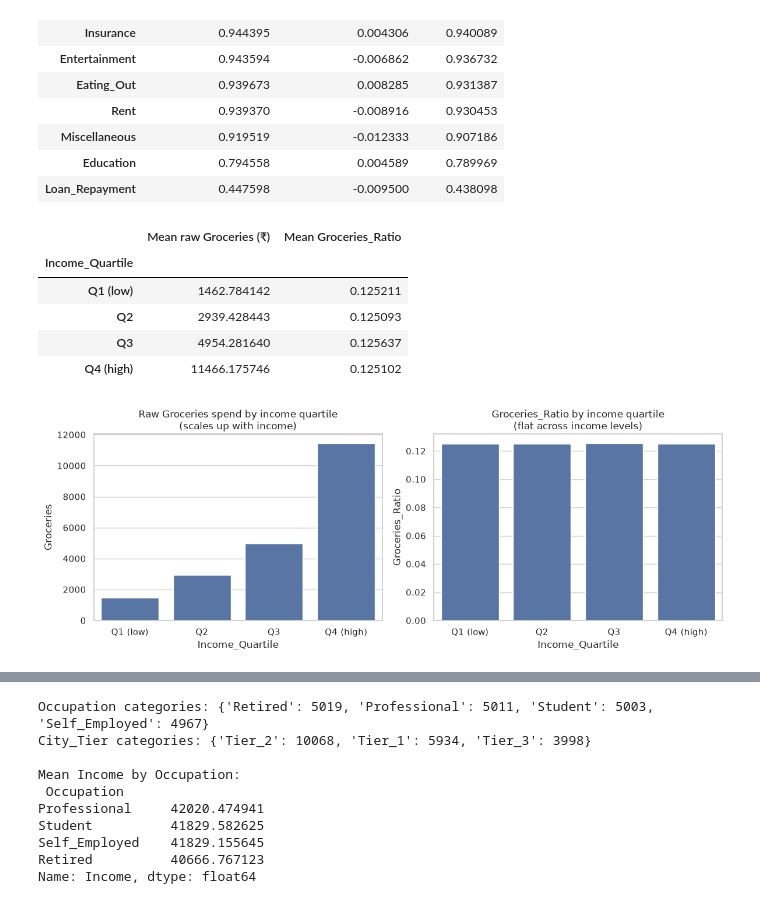
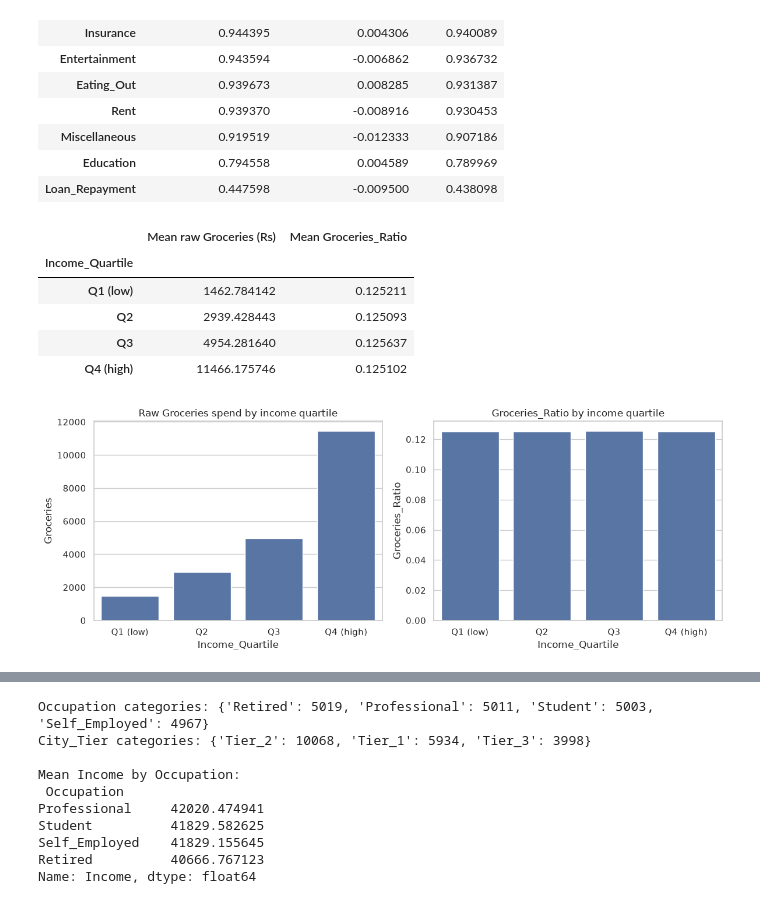
Before and after one commit to saint2706/savings-goal-classifier, a Jupyter notebook: notebooks/02_feature_engineering.ipynb, the cells around one changed output, grey strips where cells are left out. Drawn from its saved outputs; the diff is of its cells as text; code cells hidden in the pictures.

```diff
--- a/notebooks/02_feature_engineering.ipynb
+++ b/notebooks/02_feature_engineering.ipynb
@@ -75,10 +66,10 @@ comparison.sort_values("raw_corr_with_income", ascending=False)
 df["Income_Quartile"] = pd.qcut(df["Income"], 4, labels=["Q1 (low)", "Q2", "Q3", "Q4 (high)"])
 
 quartile_means = df.groupby("Income_Quartile", observed=True)[["Groceries", "Groceries_Ratio"]].mean()
-quartile_means.columns = ["Mean raw Groceries (₹)", "Mean Groceries_Ratio"]
+quartile_means.columns = ["Mean raw Groceries (Rs)", "Mean Groceries_Ratio"]
 quartile_means
 # %% [output]
-|  | Mean raw Groceries (₹) | Mean Groceries_Ratio |
+|  | Mean raw Groceries (Rs) | Mean Groceries_Ratio |
 | Income_Quartile |  |  |
 | Q1 (low) | 1462.784142 | 0.125211 |
 | Q2 | 2939.428443 | 0.125093 |
@@ -87,10 +78,10 @@ quartile_means
 # %%
 fig, axes = plt.subplots(1, 2, figsize=(12, 4.5))
 sns.barplot(x="Income_Quartile", y="Groceries", data=df, ax=axes[0], errorbar=None)
-axes[0].set_title("Raw Groceries spend by income quartile\n(scales up with income)")
+axes[0].set_title("Raw Groceries spend by income quartile")
 sns.barplot(x="Income_Quartile", y="Groceries_Ratio", data=df, ax=axes[1], errorbar=None)
-axes[1].set_title("Groceries_Ratio by income quartile\n(flat across income levels)")
+axes[1].set_title("Groceries_Ratio by income quartile")
 fig.tight_layout()
 plt.show()
 # %% [output]
-[figure, old version]
+[figure, new version]
```
Also changed, not shown: parts of 18 cells of this notebook, 19 other files.
